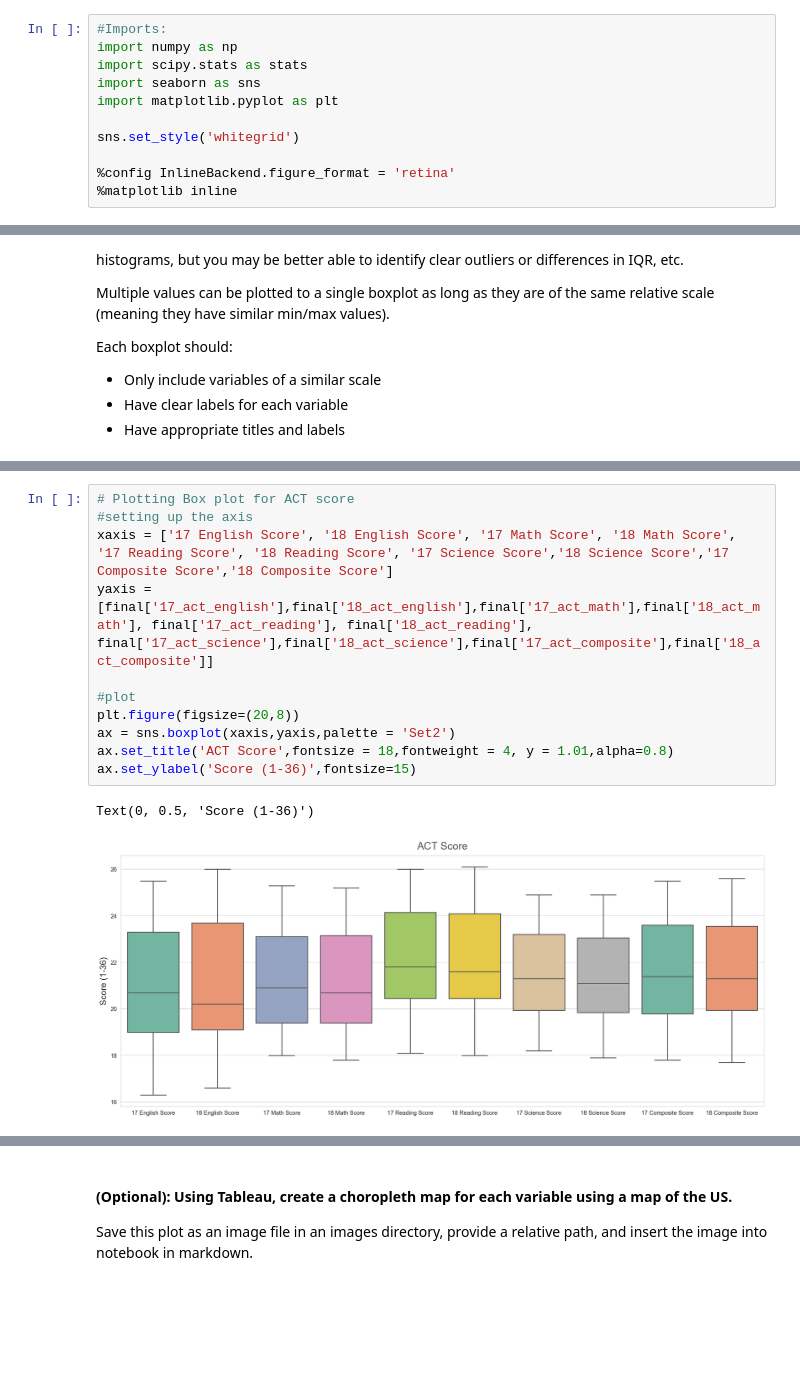
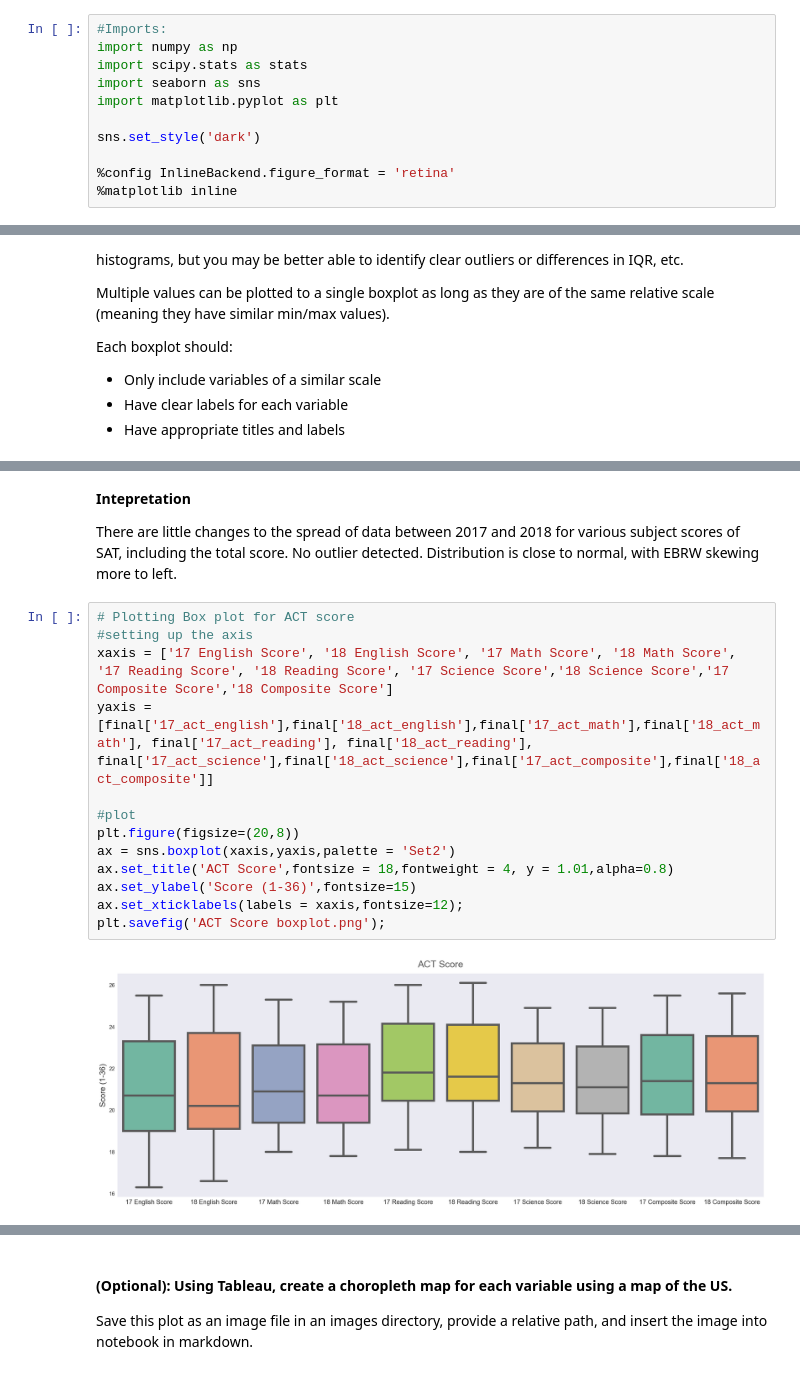
Before and after one commit to Singforthelaughter/dsi12project, a Jupyter notebook: code/starter-code.ipynb, the cells around one changed output, grey strips where cells are left out. Cells and saved outputs as stored; diff of their text form; blank space fills up the shorter version.

```diff
--- a/code/starter-code.ipynb
+++ b/code/starter-code.ipynb
@@ -30,7 +28,7 @@ import scipy.stats as stats
 import seaborn as sns
 import matplotlib.pyplot as plt
 
-sns.set_style('whitegrid')
+sns.set_style('dark')
 
 %config InlineBackend.figure_format = 'retina'
 %matplotlib inline
@@ -1103,14 +1088,19 @@ Text(0, 0.5, 'Score (200-1600)')
+# %% [markdown]
+**Intepretation**
+
+There are little changes to the spread of data between 2017 and 2018 for various subject scores of SAT, including the total score. No outlier detected. Distribution is close to normal, with EBRW skewing more to left.
 # %%
 # Plotting Box plot for ACT score
 #setting up the axis
 xaxis = ['17 English Score', '18 English Score', '17 Math Score', '18 Math Score', '17 Reading Score', '18 Reading Score', '17 Science Score','18 Science Score','17 Composite Score','18 Composite Score']
 yaxis = [final['17_act_english'],final['18_act_english'],final['17_act_math'],final['18_act_math'], final['17_act_reading'], final['18_act_reading'], final['17_act_science'],final['18_act_science'],final['17_act_composite'],final['18_act_composite']]
 
 #plot
 plt.figure(figsize=(20,8))
 ax = sns.boxplot(xaxis,yaxis,palette = 'Set2')
 ax.set_title('ACT Score',fontsize = 18,fontweight = 4, y = 1.01,alpha=0.8)
 ax.set_ylabel('Score (1-36)',fontsize=15)
+ax.set_xticklabels(labels = xaxis,fontsize=12);
+plt.savefig('ACT Score boxplot.png');
 # %% [output]
-Text(0, 0.5, 'Score (1-36)')
-[figure, old version]
+[figure, new version]
```
Also changed, not shown: parts of 96 cells of this notebook, 10 other files.
